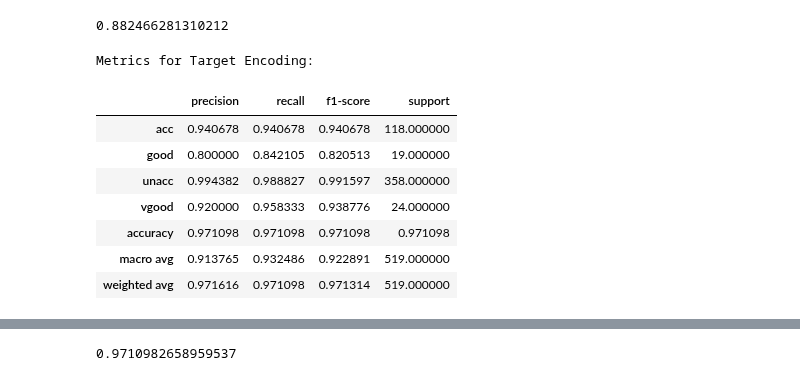
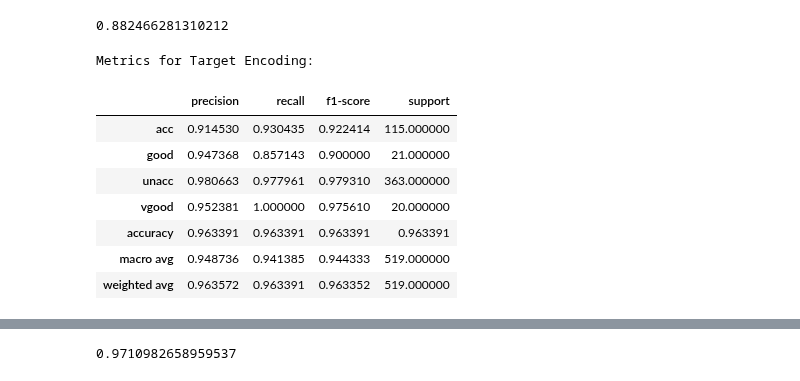
Before and after one commit to ruksad/descriptive-stats, a Jupyter notebook: lectures/32_12april_weekend/feature_encoding/feature-encoding.ipynb, the cells around one changed output, grey strips where cells are left out. Drawn from its saved outputs; the diff is of its cells as text; code cells hidden in the pictures.

```diff
--- a/lectures/32_12april_weekend/feature_encoding/feature-encoding.ipynb
+++ b/lectures/32_12april_weekend/feature_encoding/feature-encoding.ipynb
@@ -172,7 +172,7 @@ def evaluate_model(encoded_df, target_column):
     y = encoded_df[target_column]
 
     # Split into train and test sets
-    X_train, X_test, y_train, y_test = train_test_split(X, y, test_size=0.3, random_state=42)
+    X_train, X_test, y_train, y_test = train_test_split(X, y, test_size=0.3, stratify=y, random_state=42)
 
     # Train Random Forest Classifier
     model = RandomForestClassifier(random_state=42)
@@ -180,7 +180,7 @@ def evaluate_model(encoded_df, target_column):
 
     # Make predictions
     y_pred = model.predict(X_test)
-
+    y_proba= model.predict_proba(X_test)
     # Calculate metrics
     report = classification_report(y_test, y_pred, output_dict=True)
     metrics_df = pd.DataFrame(report).transpose()
@@ -190,4 +190,4 @@ def evaluate_model(encoded_df, target_column):
     # Confusion Matrix
     conf_matrix = confusion_matrix(y_test, y_pred)
 
-    return overall_accuracy, metrics_df, conf_matrix
+    return overall_accuracy, metrics_df, conf_matrix, y_proba, y_test
@@ -288,19 +321,19 @@ overall_accuracy_binary
 0.882466281310212
 # %%
 # Target Encoding
-overall_accuracy_target, metrics_target, conf_matrix_target = evaluate_model(encoded_data_target, target_column='class')
+overall_accuracy_target, metrics_target, conf_matrix_target,y_proba_target, y_test_target = evaluate_model(encoded_data_target, target_column='class')
 print("\nMetrics for Target Encoding:")
 metrics_target
 # %% [output]
 Metrics for Target Encoding:
 |  | precision | recall | f1-score | support |
-| acc | 0.940678 | 0.940678 | 0.940678 | 118.000000 |
-| good | 0.800000 | 0.842105 | 0.820513 | 19.000000 |
-| unacc | 0.994382 | 0.988827 | 0.991597 | 358.000000 |
-| vgood | 0.920000 | 0.958333 | 0.938776 | 24.000000 |
-| accuracy | 0.971098 | 0.971098 | 0.971098 | 0.971098 |
-| macro avg | 0.913765 | 0.932486 | 0.922891 | 519.000000 |
-| weighted avg | 0.971616 | 0.971098 | 0.971314 | 519.000000 |
+| acc | 0.914530 | 0.930435 | 0.922414 | 115.000000 |
+| good | 0.947368 | 0.857143 | 0.900000 | 21.000000 |
+| unacc | 0.980663 | 0.977961 | 0.979310 | 363.000000 |
+| vgood | 0.952381 | 1.000000 | 0.975610 | 20.000000 |
+| accuracy | 0.963391 | 0.963391 | 0.963391 | 0.963391 |
+| macro avg | 0.948736 | 0.941385 | 0.944333 | 519.000000 |
+| weighted avg | 0.963572 | 0.963391 | 0.963352 | 519.000000 |
 # %%
 
 print("\nConfusion Matrix:")
```
Also changed, not shown: parts of 12 cells of this notebook.
